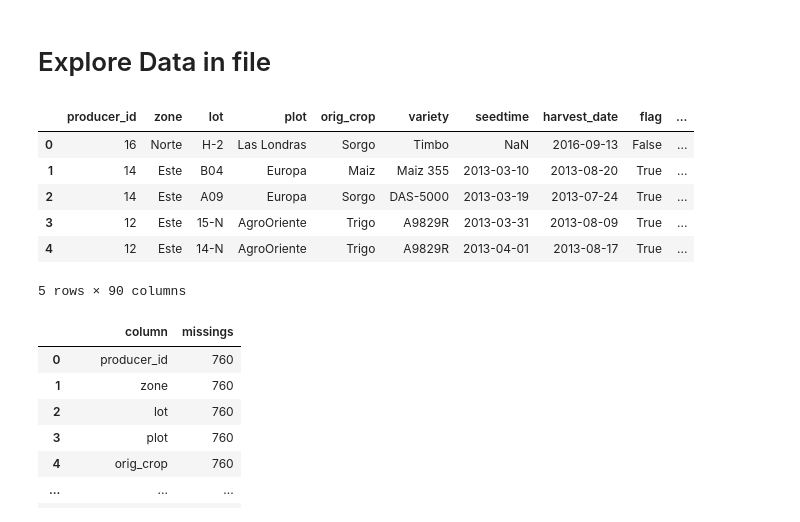
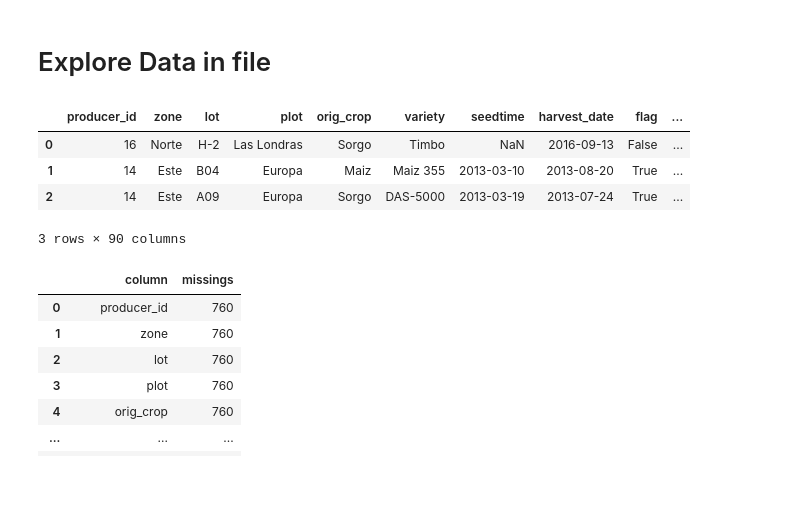
Before and after one commit to gaguilarc98/suyana, a Jupyter notebook: scripts/drought/01_regressions_test.ipynb, the cells around one changed output. Drawn from its saved outputs; the diff is of its cells as text; code cells hidden in the pictures; blank space fills up the shorter version.

```diff
--- a/scripts/drought/01_regressions_test.ipynb
+++ b/scripts/drought/01_regressions_test.ipynb
@@ -20,15 +15,13 @@ df = pd.read_csv(data_folder + filename)
 # %% [markdown]
 # Explore Data in file
 # %%
-df.head(5)
+df.head(3)
 # %% [output]
 |  | producer_id | zone | lot | plot | orig_crop | variety | seedtime | harvest_date | flag | ... |
 | 0 | 16 | Norte | H-2 | Las Londras | Sorgo | Timbo | NaN | 2016-09-13 | False | ... |
 | 1 | 14 | Este | B04 | Europa | Maiz | Maiz 355 | 2013-03-10 | 2013-08-20 | True | ... |
 | 2 | 14 | Este | A09 | Europa | Sorgo | DAS-5000 | 2013-03-19 | 2013-07-24 | True | ... |
-| 3 | 12 | Este | 15-N | AgroOriente | Trigo | A9829R | 2013-03-31 | 2013-08-09 | True | ... |
-| 4 | 12 | Este | 14-N | AgroOriente | Trigo | A9829R | 2013-04-01 | 2013-08-17 | True | ... |
-5 rows × 90 columns
+3 rows × 90 columns
 # %%
 df_missings = pd.DataFrame({'column':list(df.columns), 'missings': list(df.count())})
 display(df_missings)
```
Also changed, not shown: parts of 2 cells of this notebook.
